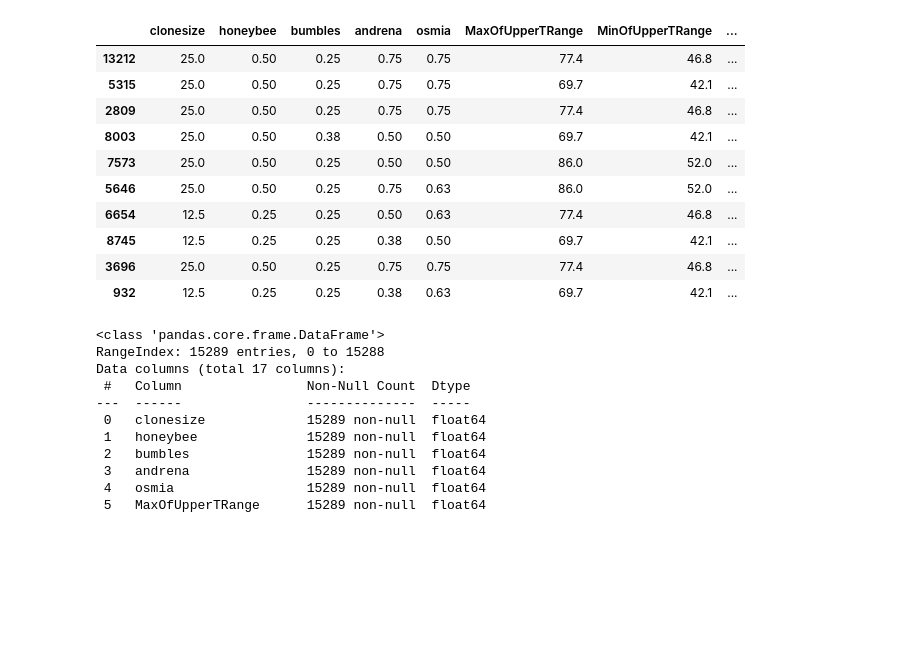
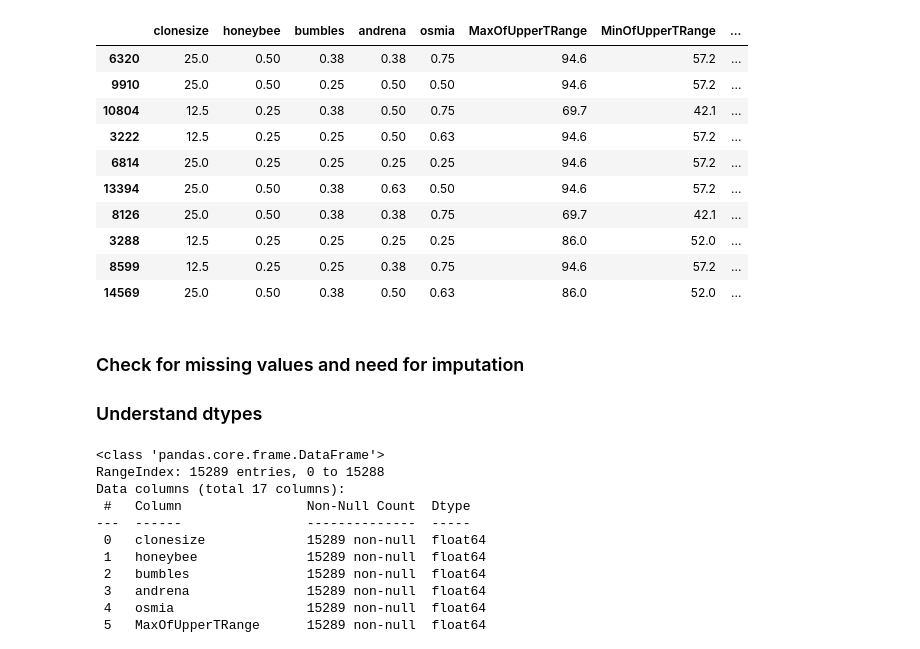
Before and after one commit to VineedMindForge/kaggle_competitions, a Jupyter notebook: Prediction of Wild Blueberry Yield/Notebook.ipynb, the cells around one changed output. Saved outputs shown, nothing was run; the diff lists cells and outputs as text; code cells hidden in the pictures; blank space fills up the shorter version.

```diff
--- a/Prediction of Wild Blueberry Yield/Notebook.ipynb
+++ b/Prediction of Wild Blueberry Yield/Notebook.ipynb
@@ -1,21 +1,27 @@
 # %%
 import pandas as pd
 import numpy as np
 
 train = pd.read_csv('train.csv', usecols=lambda x: x!='id')
+test = pd.read_csv('test.csv', usecols=lambda x: x!='id')
+files = [train,test]
+
 train.sample(10)
 # %% [output]
 |  | clonesize | honeybee | bumbles | andrena | osmia | MaxOfUpperTRange | MinOfUpperTRange | ... |
-| 13212 | 25.0 | 0.50 | 0.25 | 0.75 | 0.75 | 77.4 | 46.8 | ... |
-| 5315 | 25.0 | 0.50 | 0.25 | 0.75 | 0.75 | 69.7 | 42.1 | ... |
-| 2809 | 25.0 | 0.50 | 0.25 | 0.75 | 0.75 | 77.4 | 46.8 | ... |
-| 8003 | 25.0 | 0.50 | 0.38 | 0.50 | 0.50 | 69.7 | 42.1 | ... |
-| 7573 | 25.0 | 0.50 | 0.25 | 0.50 | 0.50 | 86.0 | 52.0 | ... |
-| 5646 | 25.0 | 0.50 | 0.25 | 0.75 | 0.63 | 86.0 | 52.0 | ... |
-| 6654 | 12.5 | 0.25 | 0.25 | 0.50 | 0.63 | 77.4 | 46.8 | ... |
-| 8745 | 12.5 | 0.25 | 0.25 | 0.38 | 0.50 | 69.7 | 42.1 | ... |
-| 3696 | 25.0 | 0.50 | 0.25 | 0.75 | 0.75 | 77.4 | 46.8 | ... |
-| 932 | 12.5 | 0.25 | 0.25 | 0.38 | 0.63 | 69.7 | 42.1 | ... |
+| 6320 | 25.0 | 0.50 | 0.38 | 0.38 | 0.75 | 94.6 | 57.2 | ... |
+| 9910 | 25.0 | 0.50 | 0.25 | 0.50 | 0.50 | 94.6 | 57.2 | ... |
+| 10804 | 12.5 | 0.25 | 0.38 | 0.50 | 0.75 | 69.7 | 42.1 | ... |
+| 3222 | 12.5 | 0.25 | 0.25 | 0.50 | 0.63 | 94.6 | 57.2 | ... |
+| 6814 | 25.0 | 0.25 | 0.25 | 0.25 | 0.25 | 94.6 | 57.2 | ... |
+| 13394 | 25.0 | 0.50 | 0.38 | 0.63 | 0.50 | 94.6 | 57.2 | ... |
+| 8126 | 25.0 | 0.50 | 0.38 | 0.38 | 0.75 | 69.7 | 42.1 | ... |
+| 3288 | 12.5 | 0.25 | 0.25 | 0.25 | 0.25 | 86.0 | 52.0 | ... |
+| 8599 | 12.5 | 0.25 | 0.25 | 0.38 | 0.75 | 94.6 | 57.2 | ... |
+| 14569 | 25.0 | 0.50 | 0.38 | 0.50 | 0.63 | 86.0 | 52.0 | ... |
+# %% [markdown]
+### Check for missing values and need for imputation
+### Understand dtypes
 # %%
 train.info()
 # %% [output]
```
Also changed, not shown: parts of 14 cells of this notebook.
